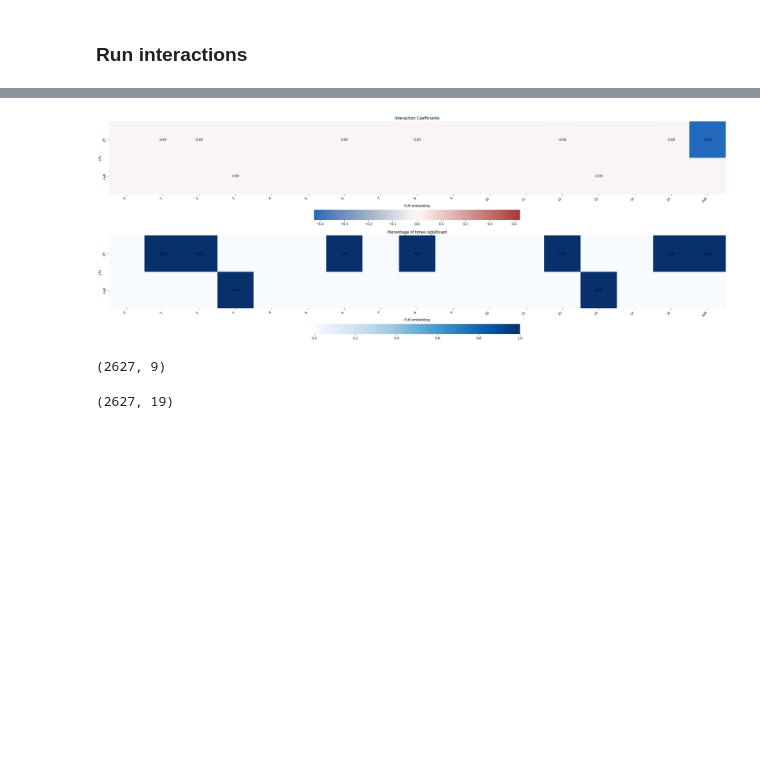
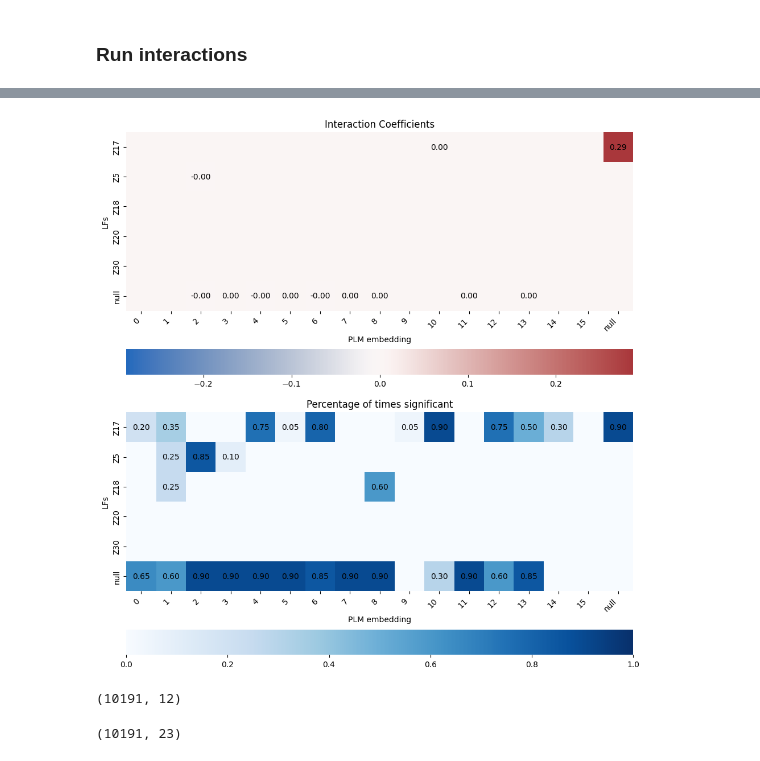
Before and after one commit to alw399/SLIDE_PLM, a Jupyter notebook: notebooks/plm.ipynb, the cells around one changed output, grey strips where cells are left out. Drawn from its saved outputs; the diff is of its cells as text; code cells hidden in the pictures; blank space fills up the shorter version.

```diff
--- a/notebooks/plm.ipynb
+++ b/notebooks/plm.ipynb
@@ -12,23 +12,23 @@ sys.path.append('../src')
 
 embedding_dir = '../data/pjm_models/embeddings/15epochs'
 # %%
-# # CLONAL EXPANSION
-# name = 'jing_clonal_expansion'
+# CLONAL EXPANSION
+name = 'jing_clonal_expansion'
+n_pcs = 16
+model_name = f'pjm_15epochs_pca{n_pcs}'
+y_path = '/ix/djishnu/Jane/SLIDESWING/jing_data/KIR+TEDDY/data/KIR+TEDDY_Yexpanded_filtered85.csv'
+slide_outs = '/ix/djishnu/Jane/SLIDESWING/jing_data/KIR+TEDDY/KIR+TEDDY_filtered85/KIR+TEDDY_filtered85_noint_output/0.01_0.5_out'
+y = pd.read_csv(y_path)['Y'].values
+sequences = pd.read_csv('/ix/djishnu/Jane/SLIDESWING/jing_data/KIR+TEDDY/data/KIR+TEDDY_betaseqs_raw.csv', index_col=0)
+
+# # JING TUMOR
+# name = 'jing_tumor'
 # n_pcs = 16
 # model_name = f'pjm_15epochs_pca{n_pcs}'
-# y_path = '/ix/djishnu/Jane/SLIDESWING/jing_data/KIR+TEDDY/data/KIR+TEDDY_Yexpanded_filtered85.csv'
-# slide_outs = '/ix/djishnu/Jane/SLIDESWING/jing_data/KIR+TEDDY/KIR+TEDDY_filtered85/KIR+TEDDY_filtered85_noint_output/0.01_0.5_out'
-# y = pd.read_csv(y_path)['Y'].values
-# sequences = pd.read_csv('/ix/djishnu/Jane/SLIDESWING/jing_data/KIR+TEDDY/data/KIR+TEDDY_betaseqs_raw.csv', index_col=0)
-
-# JING TUMOR
-name = 'jing_tumor'
-n_pcs = 16
-model_name = f'pjm_15epochs_pca{n_pcs}'
-y_path = '/ix/djishnu/alw399/SLIDE_PLM/data/jing_tumor/tumor_y2.csv'
-slide_outs = '/ix/djishnu/alw399/SLIDE_PLM/data/jing_tumor/0.05_0.5_out'
-y = pd.read_csv(y_path)['y'].values
-sequences = pd.read_csv('/ix/djishnu/alw399/SLIDE_PLM/data/jing_tumor/filtered_x2_cdr3_b.csv')
+# y_path = '/ix/djishnu/alw399/SLIDE_PLM/data/jing_tumor/tumor_y2.csv'
+# slide_outs = '/ix/djishnu/alw399/SLIDE_PLM/data/jing_tumor/0.05_0.5_out'
+# y = pd.read_csv(y_path)['y'].values
+# sequences = pd.read_csv('/ix/djishnu/alw399/SLIDE_PLM/data/jing_tumor/filtered_x2_cdr3_b.csv')
 
 # # ANTIGEN SPECIFICITY
 # name = 'alok_antigen_specificity'
@@ -51,6 +51,6 @@ z_matrix.shape
 # %%
 # Interactors did not contribute to signal
-z_matrix = pd.DataFrame(z_matrix['Z7'])
+# z_matrix = pd.DataFrame(z_matrix['Z7'])
 # %%
 from util import remove_empty_tcrs
 
@@ -153,12 +157,12 @@ Found 9 significant interactions with AUC=0.9052435308429096
 # %%
 from plotting import show_interactions
-show_interactions(machop, save_path=f'../results/plm/{name}/{model_name}_betas.png')
+show_interactions(machop, save_path=f'../results/plm/{name}/{model_name}_betas_fdr{fdr}_thresh{thresh}.png')
 # %% [output]
-[figure, old version]
+[figure, new version]
 # %%
 machop.get_joint_embed()
 joint_embed = machop.joint_embed.copy()
 joint_embed.shape
 # %% [output]
-(2627, 9)
+(10191, 12)
 # %%
@@ -167,7 +171,7 @@ np.save(f'../results/plm/{name}/{model_name}_joint_embed.npy', joint_embed)
 full_embed = np.hstack([machop.z_matrix, machop.plm_embedding])
 full_embed.shape
 # %% [output]
-(2627, 19)
+(10191, 23)
 # %%
 from models import Estimator
 from sklearn.linear_model import Lasso, LinearRegression
```
Also changed, not shown: parts of 20 cells of this notebook, 2 other files.
